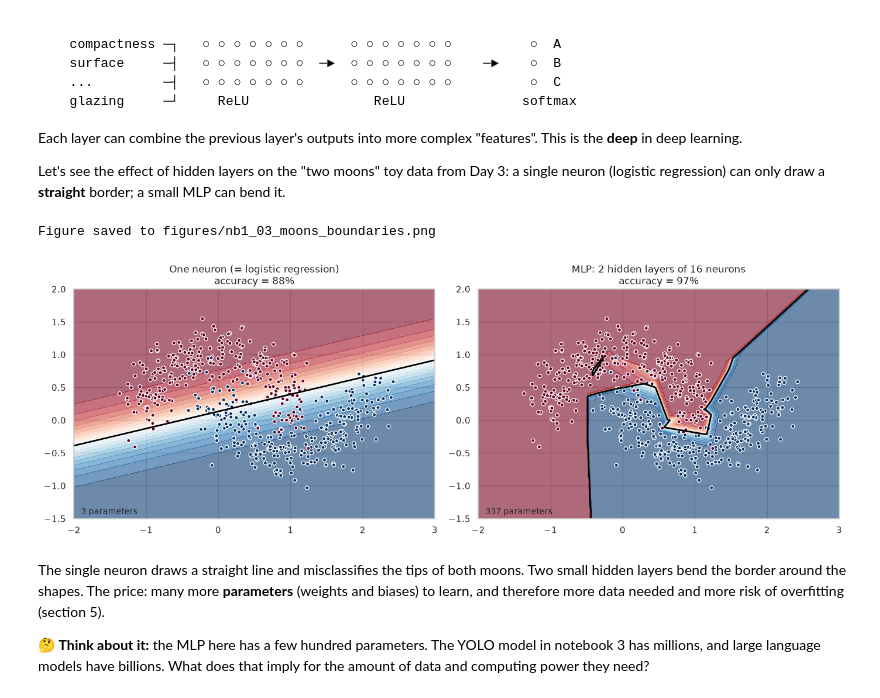
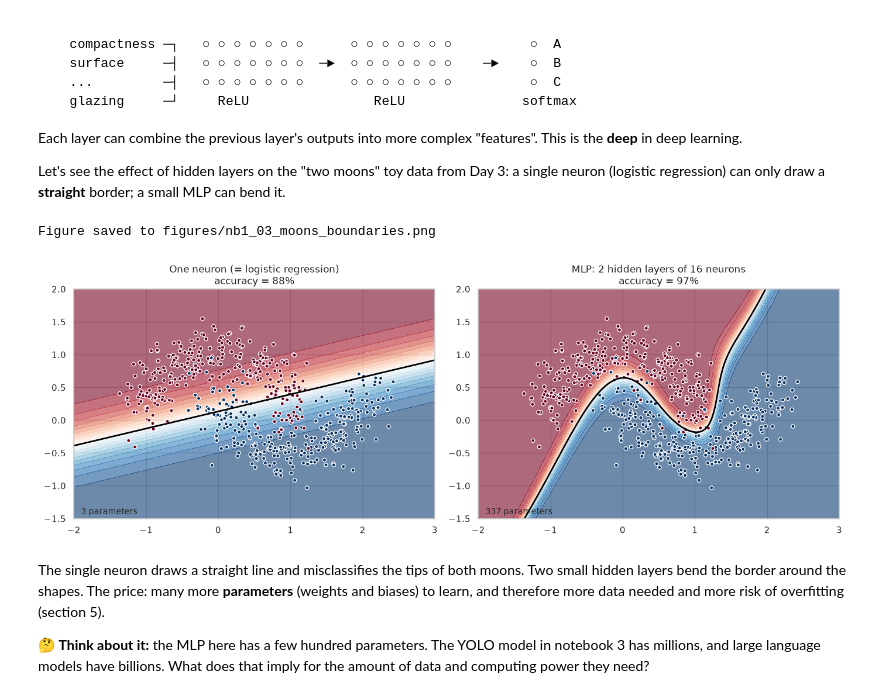
Before and after one commit to Chloe-hr/ai-methods-1-2026, a Jupyter notebook: Day_4/docs/01_nn_fundamentals_and_tensors.ipynb, the cells around one changed output. Cells and saved outputs as stored; diff of their text form; code cells hidden in the pictures.

```diff
--- a/Day_4/docs/01_nn_fundamentals_and_tensors.ipynb
+++ b/Day_4/docs/01_nn_fundamentals_and_tensors.ipynb
@@ -674,35 +679,35 @@ def train_quickly(model, X, y, epochs=2000, lr=0.05):
 
 
 torch.manual_seed(RANDOM_STATE)
 models = {
     "One neuron (= logistic regression)": nn.Linear(2, 1),
-    "MLP: 2 hidden layers of 16 neurons": nn.Sequential(nn.Linear(2, 16), nn.ReLU(),
+    "MLP: 2 hidden layers of 16 neurons": nn.Sequential(nn.Linear(2, 16), nn.Sigmoid(),
                                                         nn.Linear(16, 16), nn.ReLU(),
                                                         nn.Linear(16, 1)),
 }
 
 # A grid of points covering the plot, to draw each model's decision border
 gx, gy = np.meshgrid(np.linspace(-2, 3, 300), np.linspace(-1.5, 2, 300))
 grid = torch.tensor(np.column_stack([gx.ravel(), gy.ravel()]), dtype=torch.float32)
 
 fig, axes = plt.subplots(1, 2, figsize=(14, 5))
 for ax, (name, model) in zip(axes, models.items()):
     train_quickly(model, X_t, y_t)
     with torch.no_grad():
         probability = torch.sigmoid(model(grid)).reshape(gx.shape).numpy()
         accuracy = ((model(X_t) > 0).float() == y_t).float().mean().item()
     ax.contourf(gx, gy, probability, levels=20, cmap="RdBu", alpha=0.6)
     ax.contour(gx, gy, probability, levels=[0.5], colors="black", linewidths=2)
     ax.scatter(X_moons[:, 0], X_moons[:, 1], c=y_moons, cmap="RdBu", edgecolor="white", s=20)
     ax.set_title(f"{name}\naccuracy = {accuracy:.0%}")
     n_params = sum(p.numel() for p in model.parameters())
     ax.text(0.02, 0.02, f"{n_params} parameters", transform=ax.transAxes, fontsize=10)
 plt.tight_layout()
 save_fig("nb1_03_moons_boundaries")
 plt.show()
 # %% [output]
 Figure saved to figures/nb1_03_moons_boundaries.png
-[figure, old version]
+[figure, new version]
 # %% [markdown]
 The single neuron draws a straight line and misclassifies the tips of both moons. Two small hidden layers bend the border around the shapes. The price: many more **parameters** (weights and biases) to learn, and therefore more data needed and more risk of overfitting (section 5).
 
```
Also changed, not shown: parts of 3 cells of this notebook, 1 other file.
